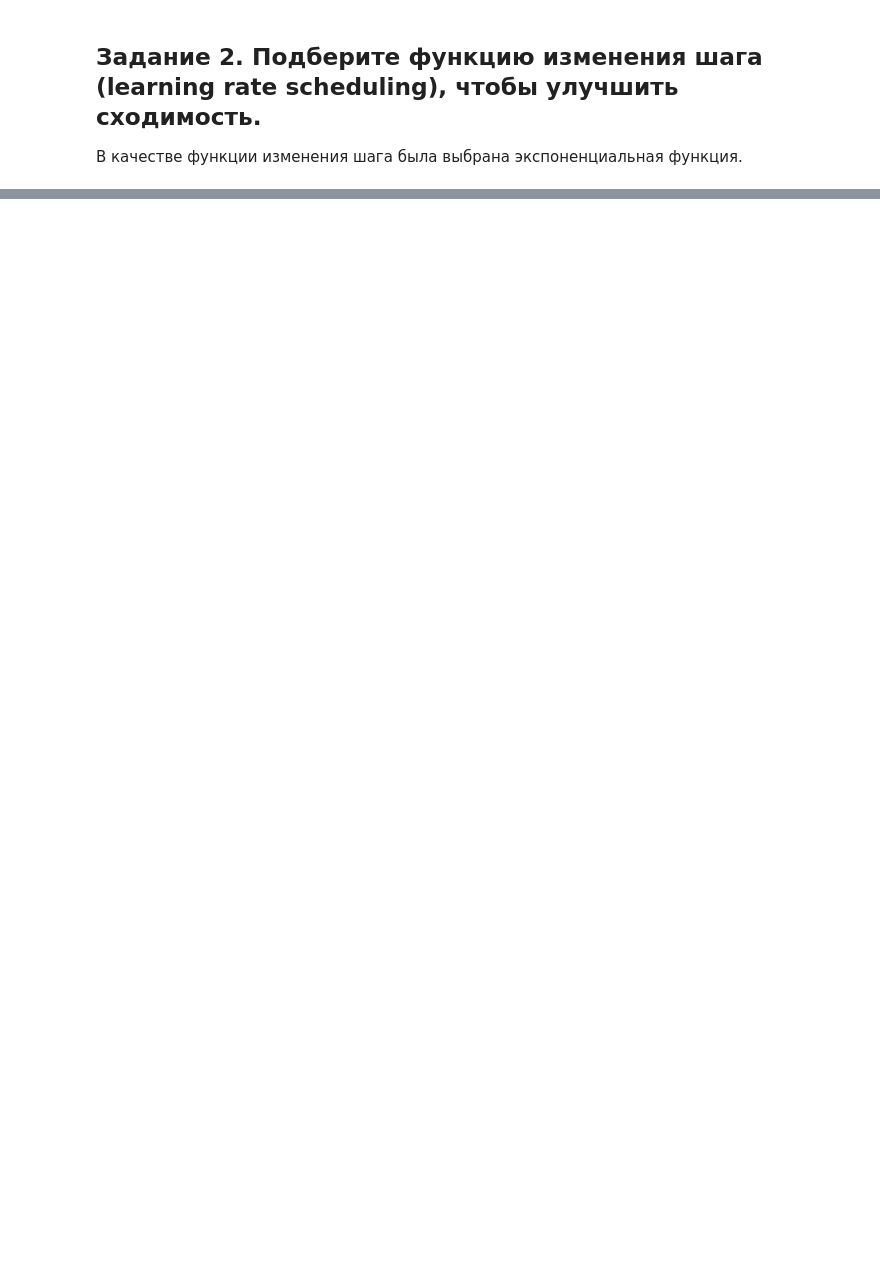
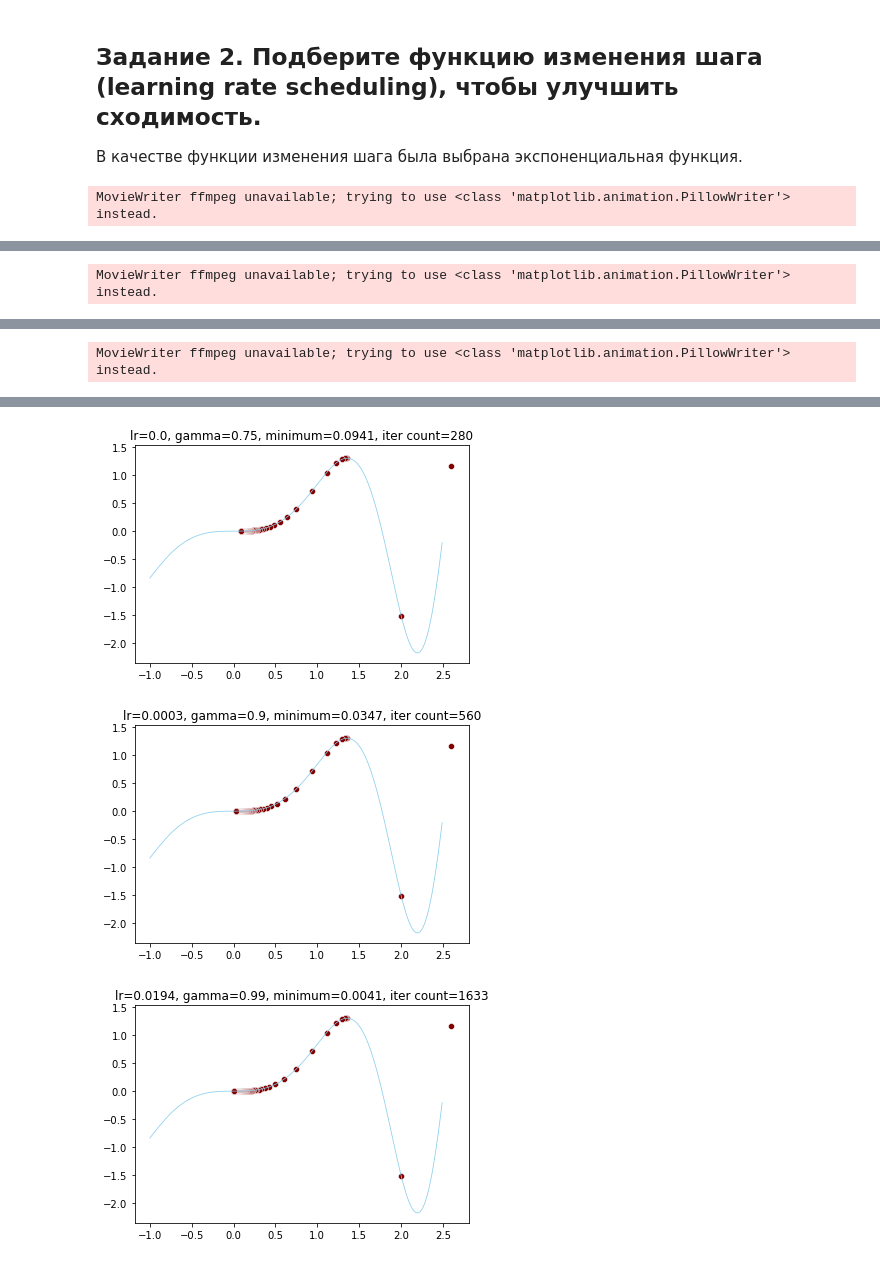
Before and after one commit to sashapff/optimization-methods, a Jupyter notebook: lab1.ipynb, the cells around one changed output, grey strips where cells are left out. Cells and saved outputs as stored; diff of their text form; code cells hidden in the pictures; blank space fills up the shorter version.

```diff
--- a/lab1.ipynb
+++ b/lab1.ipynb
@@ -98,7 +102,9 @@ for gamma in gammas:
     gd.plot_trace(title=f'lr={round(scheduler.lr, 4)}, gamma={gamma}, minimum={round(answer[0], 4)}, iter count={iterations_count}',
                   with_function = True,
                   animate='auto',
-                  filename=f'gd_{gamma}.gif',
+                  filename=f'gifs/gd_{gamma}.gif',
                   plot_one_point=False,
                   from_x=-1,
                   to_x=2.5)
+# %% [output]
+MovieWriter ffmpeg unavailable; trying to use <class 'matplotlib.animation.PillowWriter'> instead.
@@ -104,0 +112 @@ for gamma in gammas:
+MovieWriter ffmpeg unavailable; trying to use <class 'matplotlib.animation.PillowWriter'> instead.
@@ -104,0 +114 @@ for gamma in gammas:
+MovieWriter ffmpeg unavailable; trying to use <class 'matplotlib.animation.PillowWriter'> instead.
@@ -104,0 +116,3 @@ for gamma in gammas:
+[figure, added]
+[figure, added]
+[figure, added]
```
Also changed, not shown: parts of 2 cells of this notebook, 8 other files.
